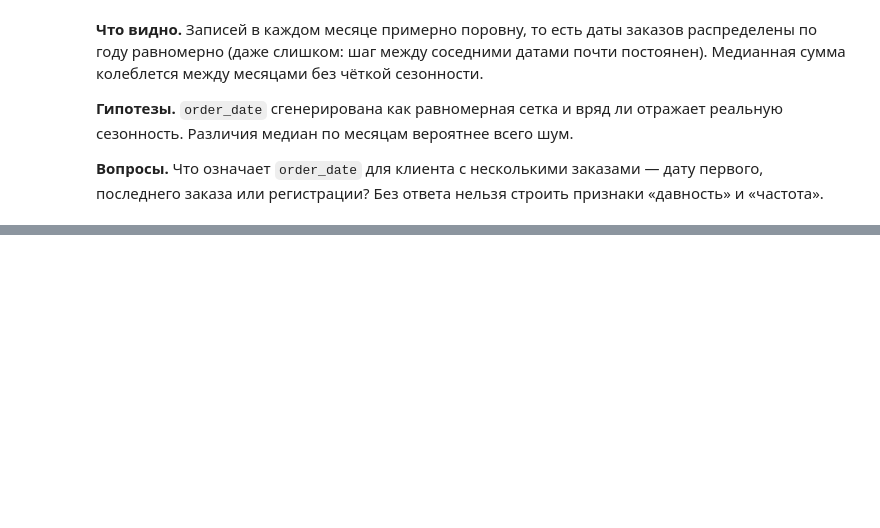
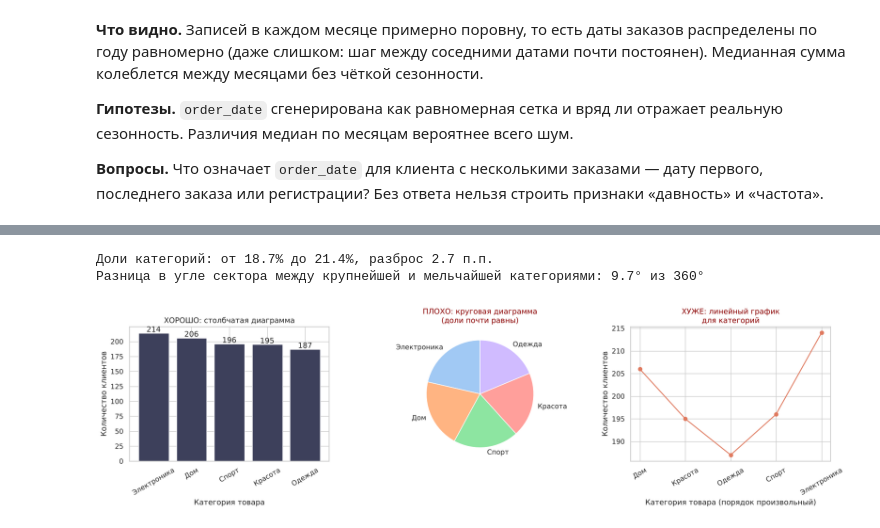
Before and after one commit to Askerah/Lab1_Int, a Jupyter notebook: notebooks/01_data_understanding.ipynb, the cells around one changed output, grey strips where cells are left out. Cells and saved outputs as stored; diff of their text form; code cells hidden in the pictures; blank space fills up the shorter version.

```diff
--- a/notebooks/01_data_understanding.ipynb
+++ b/notebooks/01_data_understanding.ipynb
@@ -696,0 +1038,29 @@ payment_method    хи-квадрат p = 0.803
+# %%
+pc = df_eda["product_category"].value_counts()
+share = pc / pc.sum()
+spread = (share.max() - share.min()) * 100
+print(f"Доли категорий: от {share.min()*100:.1f}% до {share.max()*100:.1f}%, разброс {spread:.1f} п.п.")
+print(f"Разница в угле сектора между крупнейшей и мельчайшей категориями: {spread*3.6:.1f}° из 360°")
+
+fig, axes = plt.subplots(1, 3, figsize=(17, 4.8))
+
+axes[0].bar(pc.index.astype(str), pc.values, color="#3d405b")
+for i, v in enumerate(pc.values):
+    axes[0].text(i, v + 2, str(v), ha="center")
+axes[0].set_title("ХОРОШО: столбчатая диаграмма")
+axes[0].set_xlabel("Категория товара"); axes[0].set_ylabel("Количество клиентов")
+axes[0].tick_params(axis="x", rotation=30)
+
+axes[1].pie(pc.values, labels=pc.index.astype(str), startangle=90, colors=sns.color_palette("pastel"))
+axes[1].set_title("ПЛОХО: круговая диаграмма\n(доли почти равны)", color="darkred")
+
+axes[2].plot(pc.sort_index().index.astype(str), pc.sort_index().values, marker="o", color="#e07a5f")
+axes[2].set_title("ХУЖЕ: линейный график\nдля категорий", color="darkred")
+axes[2].set_xlabel("Категория товара (порядок произвольный)"); axes[2].set_ylabel("Количество клиентов")
+axes[2].tick_params(axis="x", rotation=30)
+plt.tight_layout()
+plt.show()
+# %% [output]
+Доли категорий: от 18.7% до 21.4%, разброс 2.7 п.п.
+Разница в угле сектора между крупнейшей и мельчайшей категориями: 9.7° из 360°
+[figure, added]
```
Also changed, not shown: parts of 29 cells of this notebook, 1 other file.
